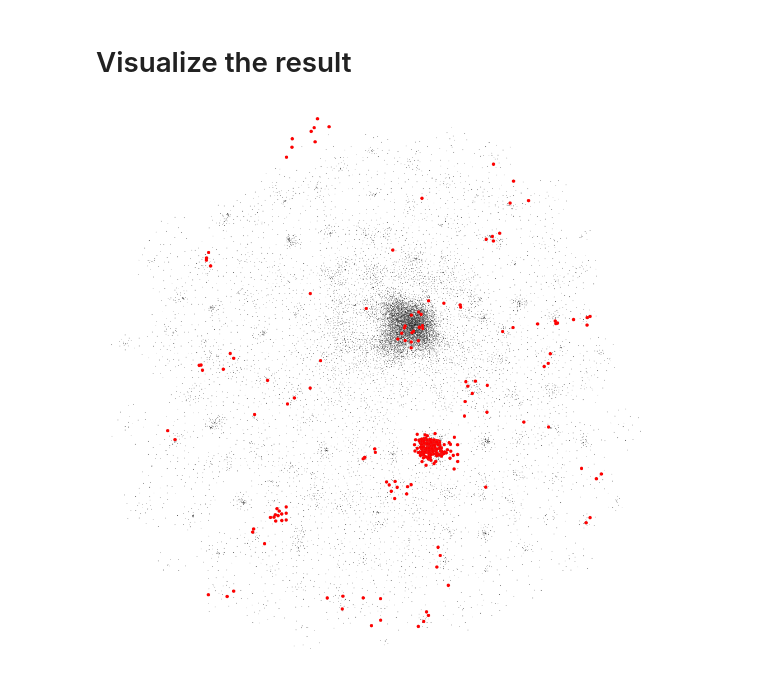
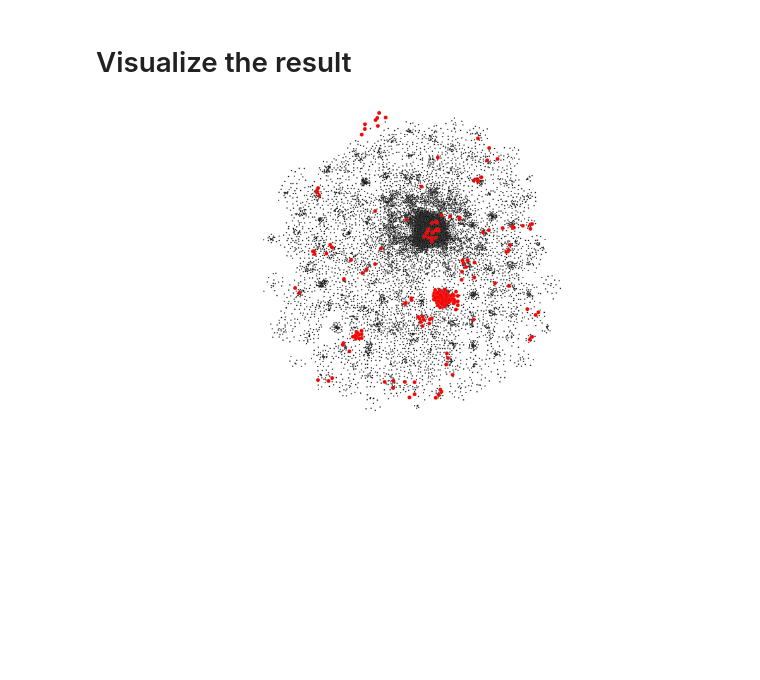
Before and after one commit to kfoynt/LocalGraphClustering, a Jupyter notebook: notebooks/examples_Bioinformatics_with_visualization.ipynb, the cells around one changed output. Cells and saved outputs as stored; diff of their text form; code cells hidden in the pictures; blank space fills up the shorter version.

```diff
--- a/notebooks/examples_Bioinformatics_with_visualization.ipynb
+++ b/notebooks/examples_Bioinformatics_with_visualization.ipynb
@@ -383,27 +383,27 @@ Conductance after improvement: 0.857074602416
 # Visualize the result
 # %%
 # Visualize the results.
-temp = np.zeros(g._num_vertices) + 1
+temp = np.zeros(g._num_vertices) + 2
 
 temp[output_SL] = 6
 
 node_size = g_gtool.new_vertex_property("double",temp)
 
 temp = ["black" for x in range(g._num_vertices)]
 
 for i in output_SL:
     temp[i] = "red"
 
 node_colours = g_gtool.new_vertex_property("string",temp)
 
 c_map = plt.get_cmap('autumn')
 
-graph_draw(g_gtool, pos, output_size=(1000, 1000),
+graph_draw(g_gtool, pos, output_size=(1000, 500),
            vertex_size=node_size,
            vertex_fill_color=node_colours,
            vorder=node_size,
            edge_pen_width=0.0,
            edge_color = [0.0, 0, 0, 0.05],
            vcmap=c_map)
 # %% [output]
-[figure, old version]
+[figure, new version]
```
Also changed, not shown: parts of 10 cells of this notebook.
